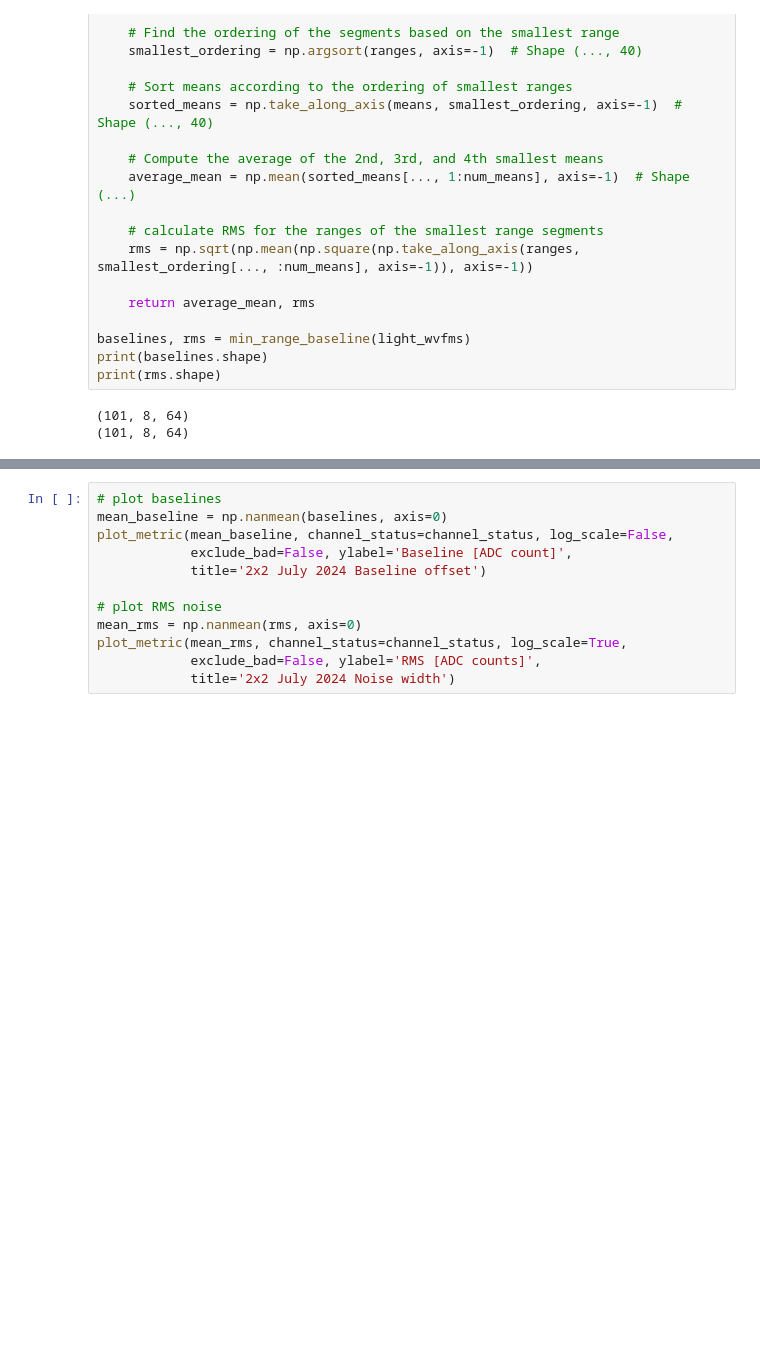
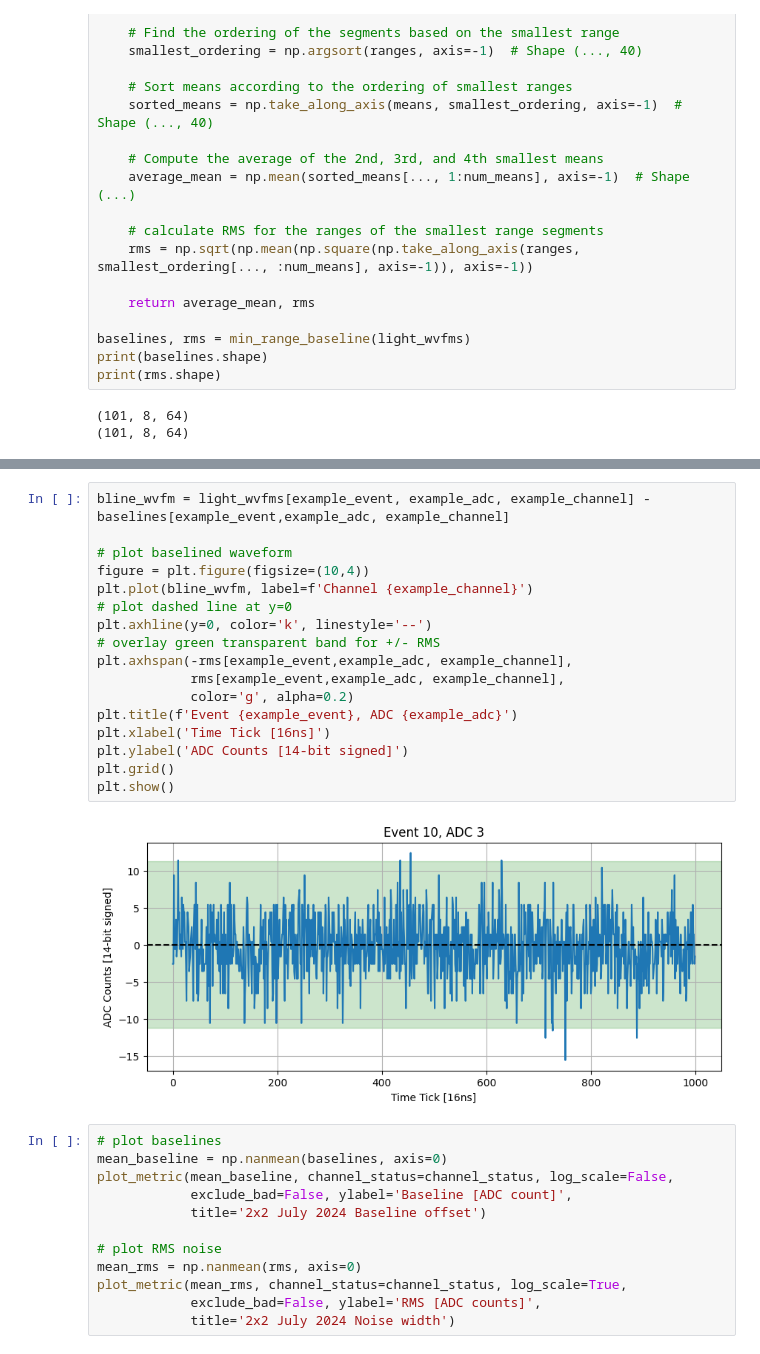
Before and after one commit to jvmead/lrs_tutorials, a Jupyter notebook: lrs_tutorial_1.ipynb, the cells around one changed output, grey strips where cells are left out. Drawn from its saved outputs; the diff is of its cells as text; blank space fills up the shorter version.

```diff
--- a/lrs_tutorial_1.ipynb
+++ b/lrs_tutorial_1.ipynb
@@ -257,3 +296,22 @@ print(rms.shape)
+# %%
+bline_wvfm = light_wvfms[example_event, example_adc, example_channel] - baselines[example_event,example_adc, example_channel]
+
+# plot baselined waveform
+figure = plt.figure(figsize=(10,4))
+plt.plot(bline_wvfm, label=f'Channel {example_channel}')
+# plot dashed line at y=0
+plt.axhline(y=0, color='k', linestyle='--')
+# overlay green transparent band for +/- RMS
+plt.axhspan(-rms[example_event,example_adc, example_channel],
+            rms[example_event,example_adc, example_channel],
+            color='g', alpha=0.2)
+plt.title(f'Event {example_event}, ADC {example_adc}')
+plt.xlabel('Time Tick [16ns]')
+plt.ylabel('ADC Counts [14-bit signed]')
+plt.grid()
+plt.show()
+# %% [output]
+[figure, added]
 # %%
 # plot baselines
 mean_baseline = np.nanmean(baselines, axis=0)
```
Also changed, not shown: parts of 18 cells of this notebook.
